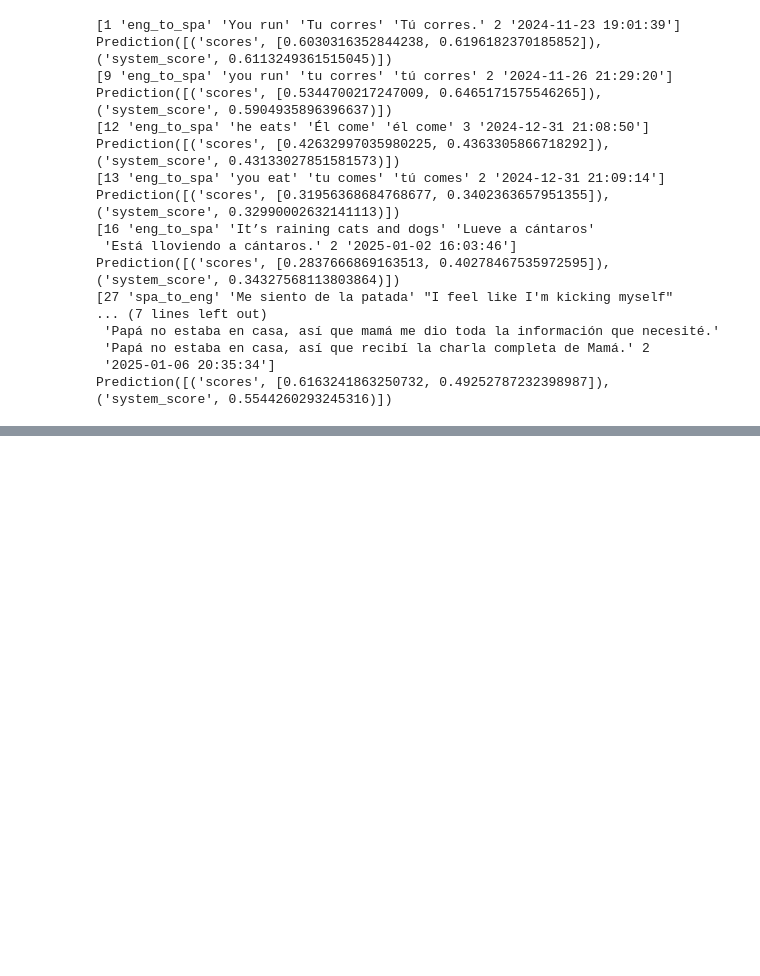
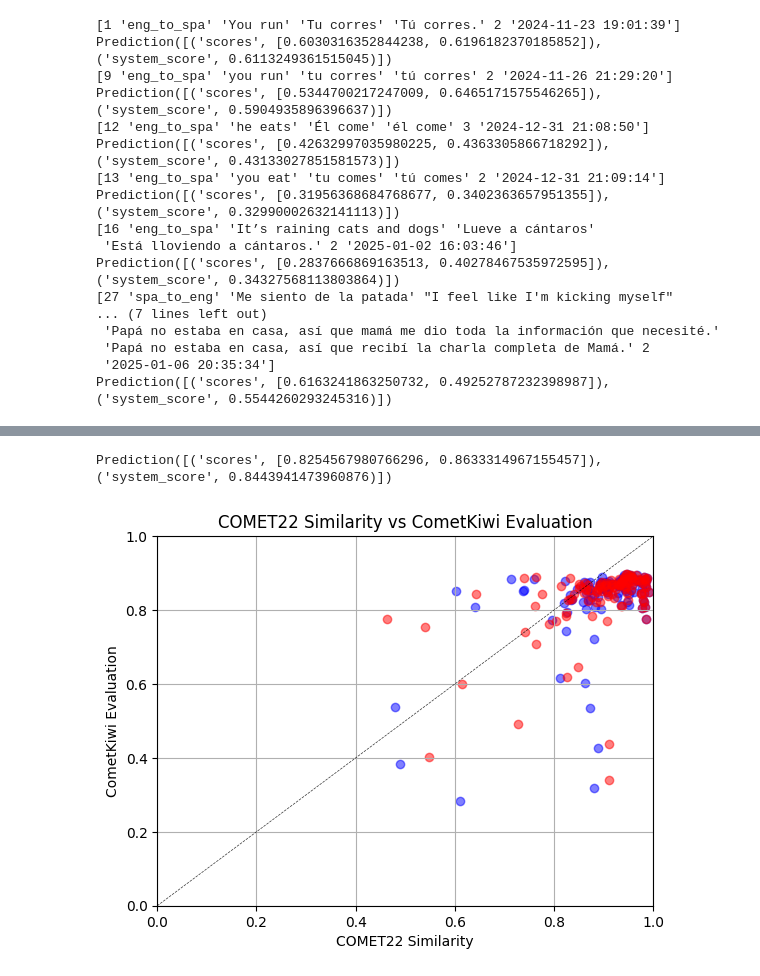
Before and after one commit to antoinevilain001/translation_thesis, a Jupyter notebook: translation_analysis/analysis1/analysis_app_data.ipynb, the cells around one changed output, grey strips where cells are left out. Drawn from its saved outputs; the diff is of its cells as text; code cells hidden in the pictures; blank space fills up the shorter version.

Commit message:
one more scatterplot graph

```diff
--- a/translation_analysis/analysis1/analysis_app_data.ipynb
+++ b/translation_analysis/analysis1/analysis_app_data.ipynb
@@ -131,6 +131,9 @@ Prediction([('scores', [0.895871102809906, 0.8936317563056946]), ('system_score'
 # Save the inputs and outputs to separate .npy files
 np.save('checkpoints/analysis_app_data/inputs.npy', numpy_array)
 np.save('checkpoints/analysis_app_data/outputs.npy', outputs_array)
+# %%
+numpy_array = np.load('checkpoints/analysis_app_data/inputs.npy', allow_pickle=True)
+outputs_array = np.load('checkpoints/analysis_app_data/outputs.npy', allow_pickle=True)
 # %%
 print(outputs_array[0].scores)
 # %% [output]
@@ -533,3 +536,6 @@ Prediction([('scores', [0.2837666869163513, 0.40278467535972595]), ('system_scor
  'Papá no estaba en casa, así que recibí la charla completa de Mamá.' 2
  '2025-01-06 20:35:34']
 Prediction([('scores', [0.6163241863250732, 0.49252787232398987]), ('system_score', 0.5544260293245316)])
+# %%
+model2_path = "models/comet_wmt22/models--Unbabel--wmt22-comet-da/snapshots/2760a223ac957f30acfb18c8aa649b01cf1d75f2/checkpoints/model.ckpt"
+model2 = load_from_checkpoint(model2_path)
@@ -535,0 +589,4 @@ Prediction([('scores', [0.6163241863250732, 0.49252787232398987]), ('system_scor
+# %%
+print(similarity_array[0])
+# %% [output]
+Prediction([('scores', [0.8254567980766296, 0.8633314967155457]), ('system_score', 0.8443941473960876)])
@@ -535,0 +595,43 @@ Prediction([('scores', [0.6163241863250732, 0.49252787232398987]), ('system_scor
+# %%
+scores1 = []
+scores2 = []
+similarity1 = []
+similarity2 = []
+
+# Iterate through the numpy_array and model predictions
+for i in range(len(numpy_array)):
+    score_1 = outputs_array[i].scores[0]  # score from GoogleTranslate
+    score_2 = outputs_array[i].scores[1]  # score from ChatGPT
+    simil_1 = similarity_array[i].scores[1]  # score from GoogleTranslate as mt, gpt as ref
+    simil_2 = similarity_array[i].scores[0]  # score from ChatGPT as mt, gt as ref
+
+    scores1.append(score_1)
+    scores2.append(score_2)
+    similarity1.append(simil_1)
+    similarity2.append(simil_2)
+
+# Convert lists to numpy arrays
+scores1 = np.array(scores1)
+scores2 = np.array(scores2)
+similarity1 = np.array(similarity1)
+similarity2 = np.array(similarity2)
+
+# Create scatter plot: x = score difference, y = target numeric value
+plt.scatter(similarity1, scores1, alpha=0.5, color='blue')
+plt.scatter(similarity2, scores2, alpha=0.5, color='red')
+plt.xlabel('COMET22 Similarity')
+plt.ylabel('CometKiwi Evaluation')
+plt.title('COMET22 Similarity vs CometKiwi Evaluation')
+plt.grid(True)
+
+# Set both axes limits to (0, 1)
+plt.xlim(0, 1)
+plt.ylim(0, 1)
+
+# Plot y = x line (diagonal line)
+plt.plot([0, 1], [0, 1], 'k--', label="y = x", linewidth=0.5, alpha=0.8)  # 'k--' is a black dashed line
+
+plt.savefig('outputs/analysis_app_data/initial_scores-v-sim.png', dpi=300, bbox_inches='tight')
+plt.show()
+# %% [output]
+[figure, added]
```
Also changed, not shown: parts of 3 cells of this notebook, 2 other files.
